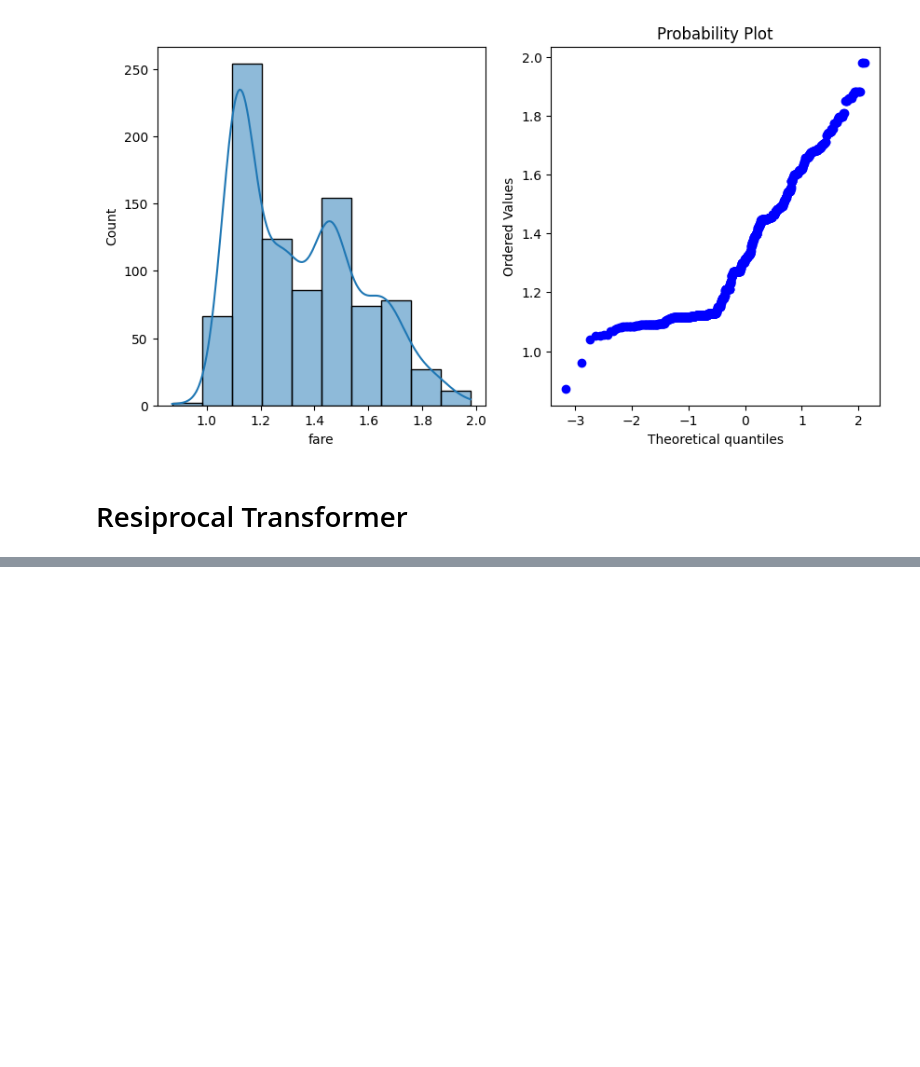
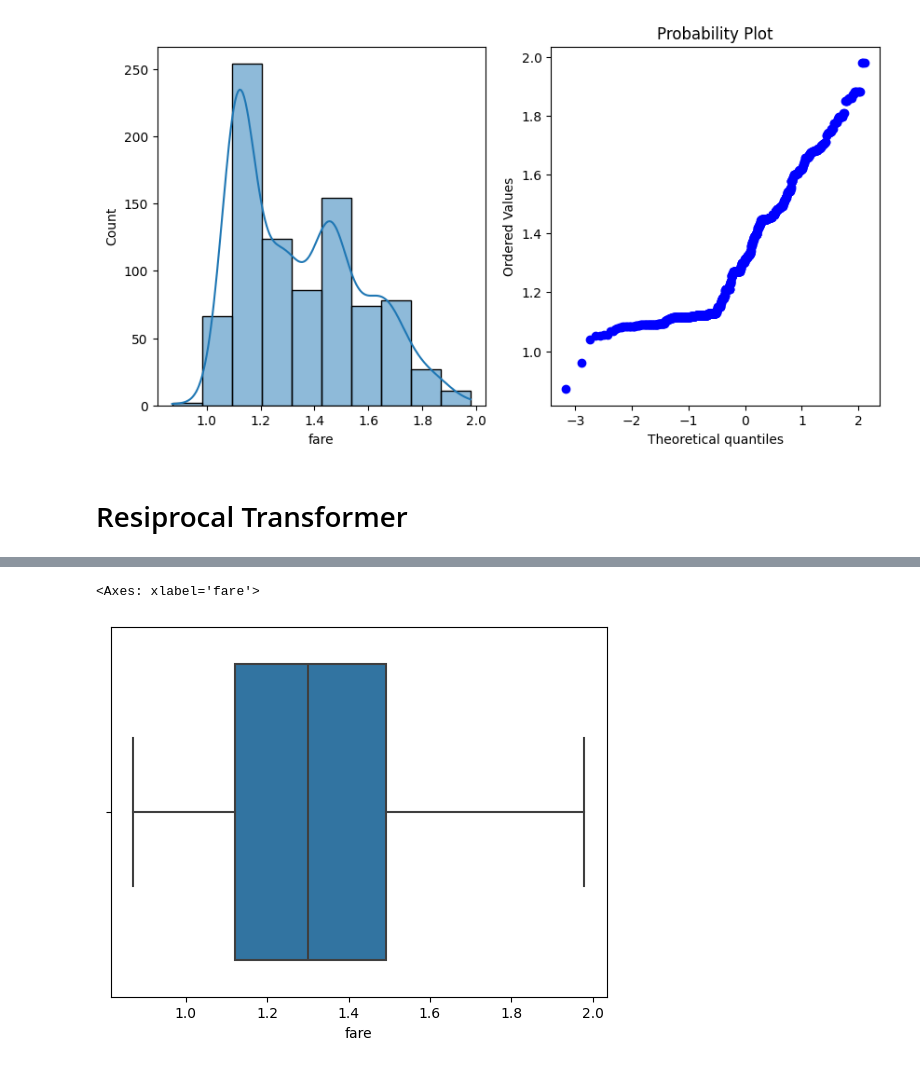
Before and after one commit to subhajit20/Learning-ML, a Jupyter notebook: log transformer.ipynb, the cells around one changed output, grey strips where cells are left out. Saved outputs shown, nothing was run; the diff lists cells and outputs as text; code cells hidden in the pictures; blank space fills up the shorter version.

```diff
--- a/Function Transformers.ipynb
+++ b/log transformer.ipynb
@@ -59,0 +78,5 @@ df["resiprocal_fare"] = resiprocalTransformer.fit_transform(df["fare
+# %%
+sns.boxplot(x=df["fare"])
+# %% [output]
+<Axes: xlabel='fare'>
+[figure, added]
```
Also changed, not shown: parts of 4 cells of this notebook, 1 other file.
